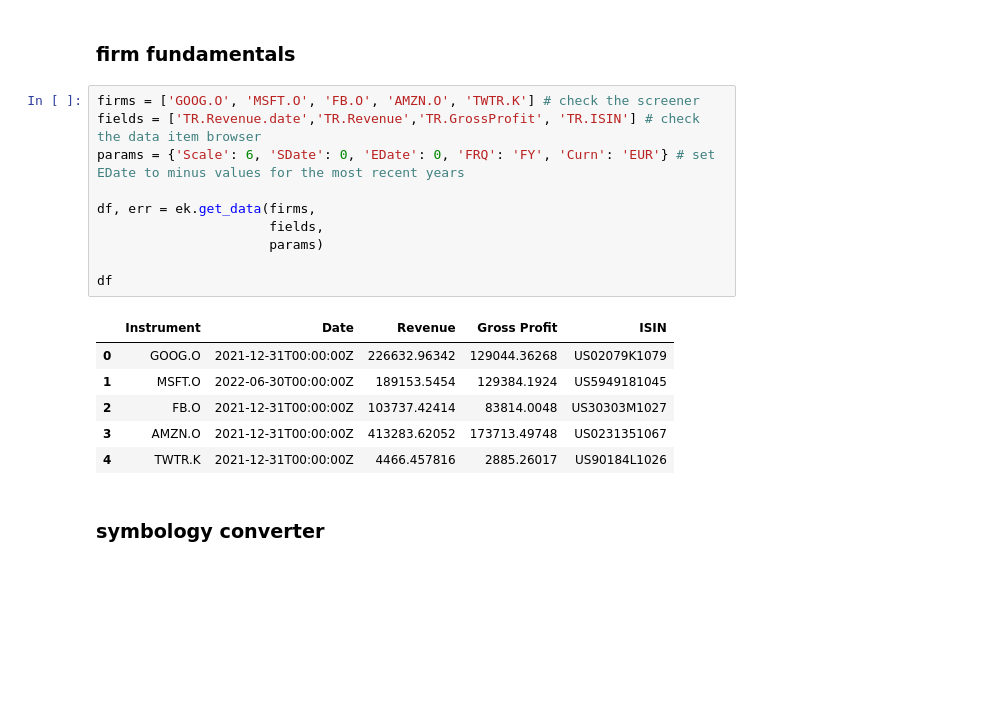
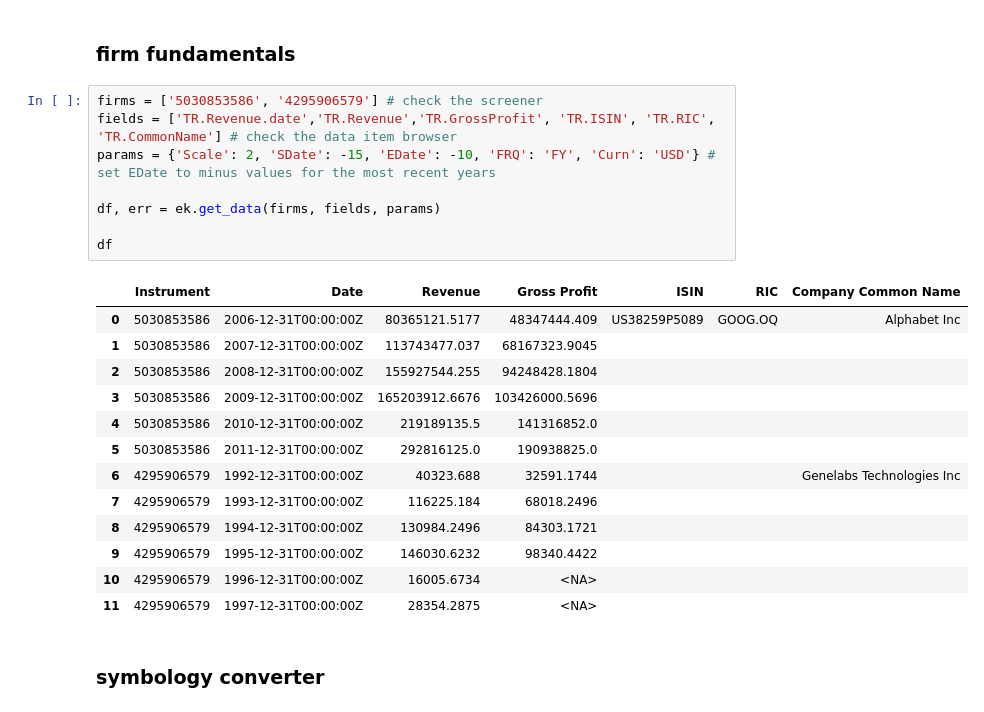
Before and after one commit to hannez11/Glassdoor-Project, a Jupyter notebook: Eikon/MA Sample.ipynb, the cells around one changed output. Drawn from its saved outputs; the diff is of its cells as text; blank space fills up the shorter version.

```diff
--- a/Eikon/MA Sample.ipynb
+++ b/Eikon/MA Sample.ipynb
@@ -253,22 +364,27 @@ W:\019_Glassdoor\1 Data\1 Glassdoor Links\MnA Sample Eikon\0920_MnA_Sample_Eikon
 # %% [markdown]
 ### firm fundamentals
 # %%
-firms = ['GOOG.O', 'MSFT.O', 'FB.O', 'AMZN.O', 'TWTR.K'] # check the screener
-fields = ['TR.Revenue.date','TR.Revenue','TR.GrossProfit', 'TR.ISIN'] # check the data item browser
-params = {'Scale': 6, 'SDate': 0, 'EDate': 0, 'FRQ': 'FY', 'Curn': 'EUR'} # set EDate to minus values for the most recent years
+firms = ['5030853586', '4295906579'] # check the screener
+fields = ['TR.Revenue.date','TR.Revenue','TR.GrossProfit', 'TR.ISIN', 'TR.RIC', 'TR.CommonName'] # check the data item browser
+params = {'Scale': 2, 'SDate': -15, 'EDate': -10, 'FRQ': 'FY', 'Curn': 'USD'} # set EDate to minus values for the most recent years
 
-df, err = ek.get_data(firms,
-                      fields,
-                      params)
+df, err = ek.get_data(firms, fields, params)
 
 df
 # %% [output]
-|  | Instrument | Date | Revenue | Gross Profit | ISIN |
-| 0 | GOOG.O | 2021-12-31T00:00:00Z | 226632.96342 | 129044.36268 | US02079K1079 |
-| 1 | MSFT.O | 2022-06-30T00:00:00Z | 189153.5454 | 129384.1924 | US5949181045 |
-| 2 | FB.O | 2021-12-31T00:00:00Z | 103737.42414 | 83814.0048 | US30303M1027 |
-| 3 | AMZN.O | 2021-12-31T00:00:00Z | 413283.62052 | 173713.49748 | US0231351067 |
-| 4 | TWTR.K | 2021-12-31T00:00:00Z | 4466.457816 | 2885.26017 | US90184L1026 |
+|  | Instrument | Date | Revenue | Gross Profit | ISIN | RIC | Company Common Name |
+| 0 | 5030853586 | 2006-12-31T00:00:00Z | 80365121.5177 | 48347444.409 | US38259P5089 | GOOG.OQ | Alphabet Inc |
+| 1 | 5030853586 | 2007-12-31T00:00:00Z | 113743477.037 | 68167323.9045 |  |  |  |
+| 2 | 5030853586 | 2008-12-31T00:00:00Z | 155927544.255 | 94248428.1804 |  |  |  |
+| 3 | 5030853586 | 2009-12-31T00:00:00Z | 165203912.6676 | 103426000.5696 |  |  |  |
+| 4 | 5030853586 | 2010-12-31T00:00:00Z | 219189135.5 | 141316852.0 |  |  |  |
+| 5 | 5030853586 | 2011-12-31T00:00:00Z | 292816125.0 | 190938825.0 |  |  |  |
+| 6 | 4295906579 | 1992-12-31T00:00:00Z | 40323.688 | 32591.1744 |  |  | Genelabs Technologies Inc |
+| 7 | 4295906579 | 1993-12-31T00:00:00Z | 116225.184 | 68018.2496 |  |  |  |
+| 8 | 4295906579 | 1994-12-31T00:00:00Z | 130984.2496 | 84303.1721 |  |  |  |
+| 9 | 4295906579 | 1995-12-31T00:00:00Z | 146030.6232 | 98340.4422 |  |  |  |
+| 10 | 4295906579 | 1996-12-31T00:00:00Z | 16005.6734 | <NA> |  |  |  |
+| 11 | 4295906579 | 1997-12-31T00:00:00Z | 28354.2875 | <NA> |  |  |  |
 # %% [markdown]
 ### symbology converter
 # %%
```
Also changed, not shown: parts of 22 cells of this notebook, 2 other files.
